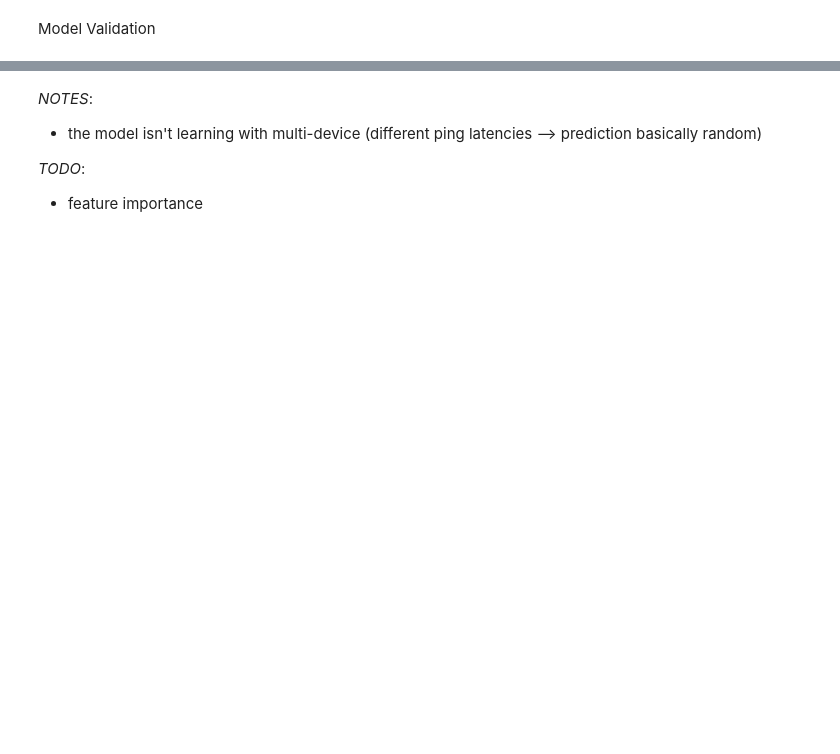
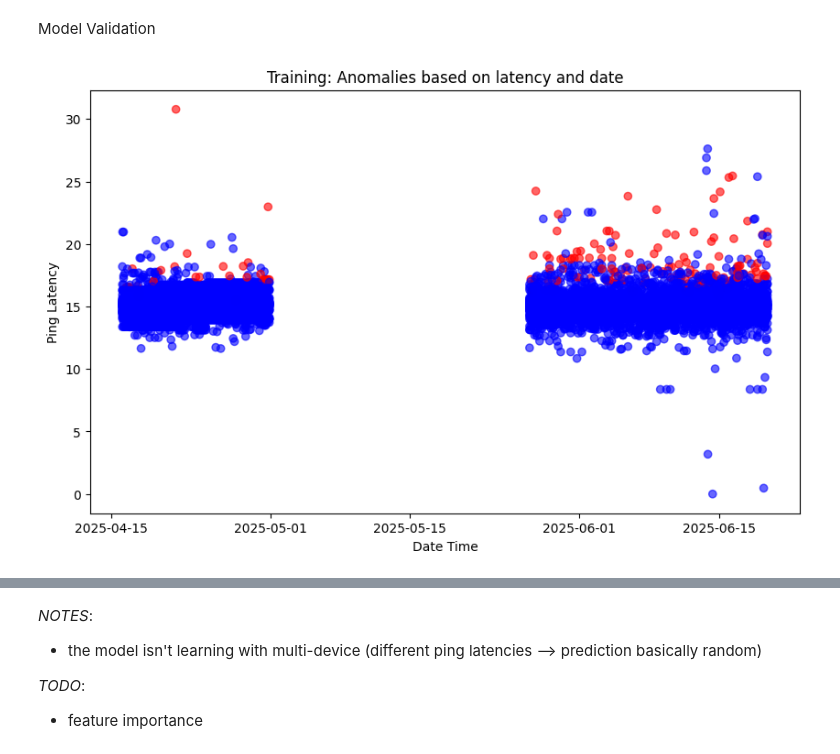
Before and after one commit to noise-course/course-project-Luca-W-D, a Jupyter notebook: step2.ipynb, the cells around one changed output, grey strips where cells are left out. Saved outputs shown, nothing was run; the diff lists cells and outputs as text; code cells hidden in the pictures; blank space fills up the shorter version.

```diff
--- a/step2.ipynb
+++ b/step2.ipynb
@@ -168,6 +168,7 @@ test
 #normalizing using Z-score for each hostname
 train["normalized_latency"] = train.groupby("hostname")["ping_latency"] \
                    .transform(lambda x: (x - x.mean()) / x.std())
+train["normalized_latency"] = train["normalized_latency"].fillna(0)
 #subtracting by smallest Z-score such that normalized values are all positive
 train["normalized_latency"] = train["normalized_latency"] - train["normalized_latency"].min()
 # time_filtered_df[time_filtered_df["normalized_latency"] == 0]
@@ -213,0 +218,7 @@ Model Validation
+# %%
+#Getting X and y
+features = ["normalized_latency"]
+X_train = np.array(train[features])
+X_test = np.array(test[features])
+y_train = np.array(train["predictions"].astype(int))
+y_test = np.array(test["predictions"].astype(int))
@@ -213,0 +262,19 @@ Model Validation
+# %%
+#for host name
+plt.figure(figsize=(10, 6))
+plt.title(f"Training: Anomalies based on latency and date")
+plt.xlabel("Date Time")
+plt.ylabel("Ping Latency")
+plt.scatter(
+    np.array(train["date"]), #may need to index
+    np.array(X_train),
+    c=y_train,              # color by labels (1 or -1)
+    cmap='bwr',             # blue = reg, red = anomalies
+    alpha=0.6
+)
+
+# plt.legend()
+# plt.savefig(f"plots/latency-date-normalized.png")
+plt.show()
+# %% [output]
+[figure, added]
```
Also changed, not shown: parts of 10 cells of this notebook, 1 other file.
